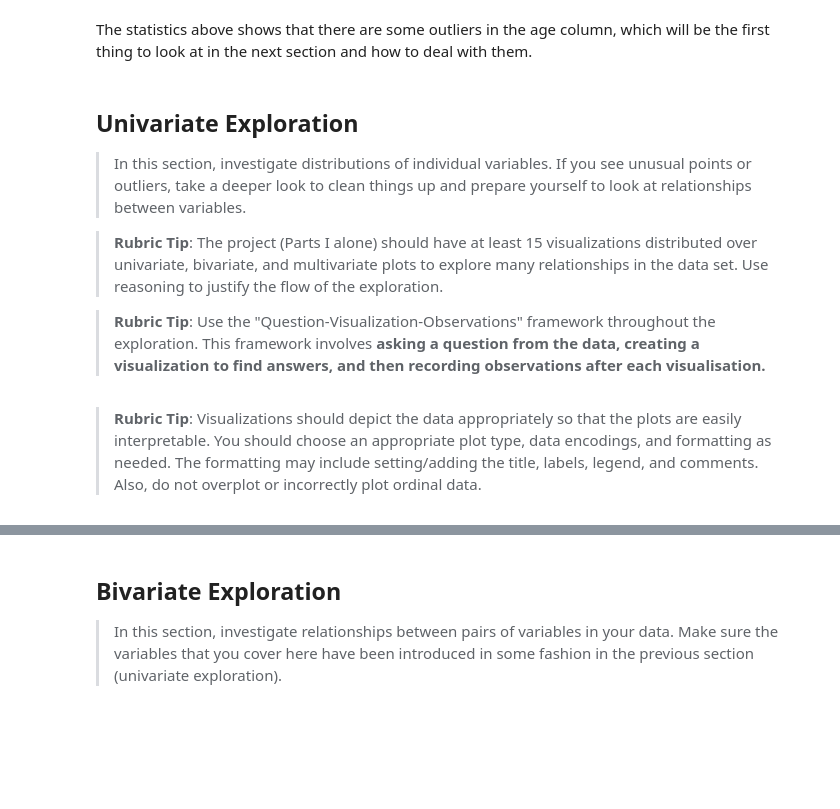
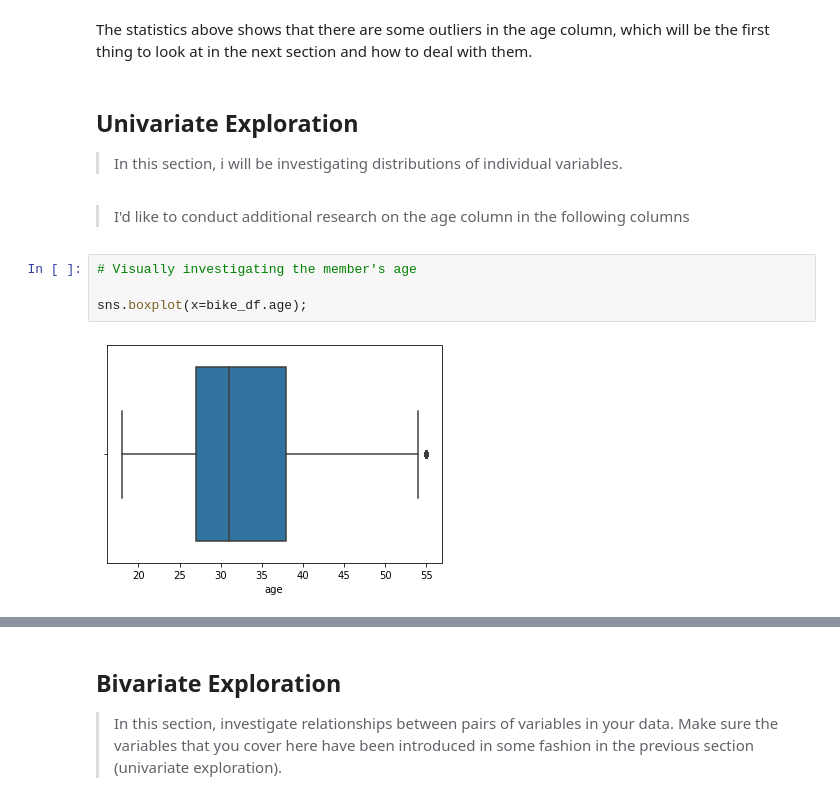
Before and after one commit to Abdulraheembashir043/Ford_GoBike_System_Data_Exploration, a Jupyter notebook: Part_I_exploration_template.ipynb, the cells around one changed output, grey strips where cells are left out. Saved outputs shown, nothing was run; the diff lists cells and outputs as text; blank space fills up the shorter version.

Commit message:
Univariate Data Exploration

```diff
--- a/Part_I_exploration_template.ipynb
+++ b/Part_I_exploration_template.ipynb
@@ -221,20 +222,16 @@ bike_df.describe()
 | max | 84548.000000 | 141.000000 |
 # %% [markdown]
 The statistics above shows that there are some outliers in the age column, which will be the first thing to look at in the next section and how to deal with them.
-# %% [markdown]
-## Univariate Exploration
-
-> In this section, investigate distributions of individual variables. If
-you see unusual points or outliers, take a deeper look to clean things up
-and prepare yourself to look at relationships between variables.
-
-
-> **Rubric Tip**: The project (Parts I alone) should have at least 15 visualizations distributed over univariate, bivariate, and multivariate plots to explore many relationships in the data set.  Use reasoning to justify the flow of the exploration.
-
-
-
->**Rubric Tip**: Use the "Question-Visualization-Observations" framework  throughout the exploration. This framework involves **asking a question from the data, creating a visualization to find answers, and then recording observations after each visualisation.**
-# %% [markdown]
-
-
->**Rubric Tip**: Visualizations should depict the data appropriately so that the plots are easily interpretable. You should choose an appropriate plot type, data encodings, and formatting as needed. The formatting may include setting/adding the title, labels, legend, and comments. Also, do not overplot or incorrectly plot ordinal data.
+# %% [markdown]
+<a id='uni_exp'></a>
+## Univariate Exploration
+
+> In this section, i will be investigating distributions of individual variables.
+# %% [markdown]
+> I'd like to conduct additional research on the age column in the following columns
+# %%
+# Visually investigating the member's age
+
+sns.boxplot(x=bike_df.age);
+# %% [output]
+[figure, added]
```
Also changed, not shown: parts of 32 cells of this notebook, 1 other file.
